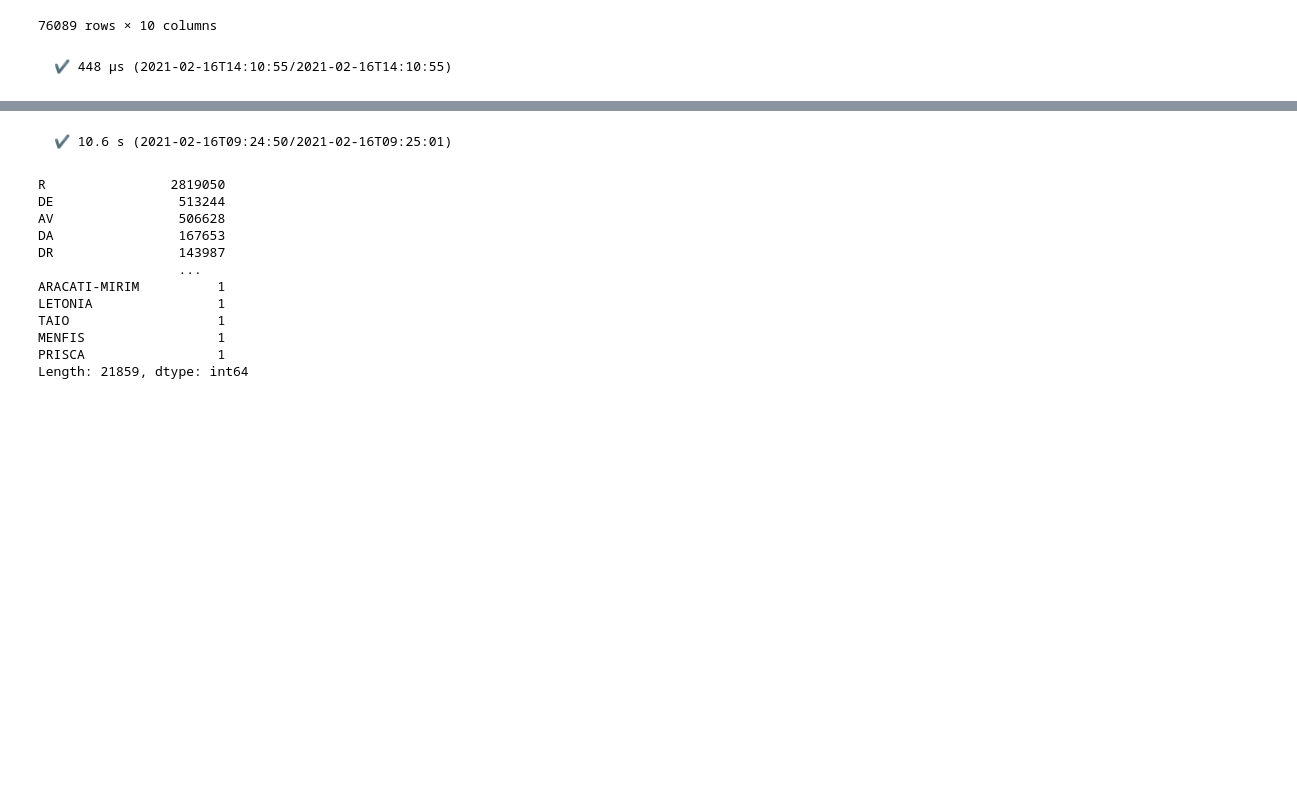
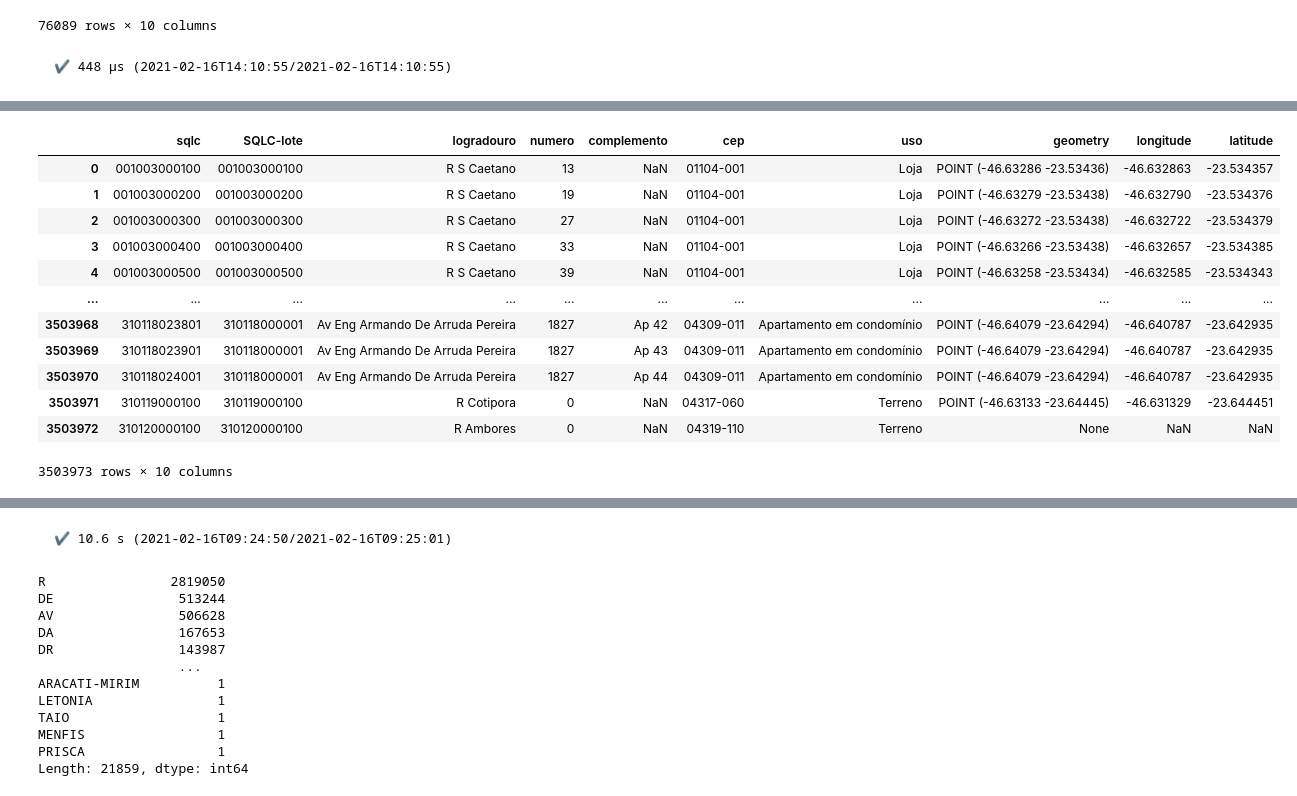
Before and after one commit to geoinfo-smdu/cadastro-fiscal, a Jupyter notebook: Gerando dados para OpenAddress.ipynb, the cells around one changed output, grey strips where cells are left out. Saved outputs shown, nothing was run; the diff lists cells and outputs as text; code cells hidden in the pictures; blank space fills up the shorter version.

```diff
--- a/Gerando dados para OpenAddress.ipynb
+++ b/Gerando dados para OpenAddress.ipynb
@@ -116,3 +116,12 @@ campos_exportacao = \
          'TIPO DE USO DO IMOVEL']
 # %% [output]
 ✔️ 448 µs (2021-02-16T14:10:55/2021-02-16T14:10:55)
+# %%
+campos_renomear = \
+        {'SQLC': 'sqlc',
+         'X': 'longitude', 'Y': 'latitude',
+         'NOME DE LOGRADOURO DO IMOVEL': 'logradouro',
+         'NUMERO DO IMOVEL': 'numero',
+         'COMPLEMENTO DO IMOVEL': 'complemento',
+         'CEP DO IMOVEL': 'cep',
+         'TIPO DE USO DO IMOVEL': 'uso'}
@@ -118,0 +130,3 @@ campos_exportacao = \
+# %%
+df_enderecos.rename(columns=campos_renomear)
+# %% [output]
@@ -119,2 +134,15 @@ campos_exportacao = \
+|  | sqlc | SQLC-lote | logradouro | numero | complemento | cep | uso | geometry | longitude | latitude |
+| 0 | 001003000100 | 001003000100 | R S Caetano | 13 | NaN | 01104-001 | Loja | POINT (-46.63286 -23.53436) | -46.632863 | -23.534357 |
+| 1 | 001003000200 | 001003000200 | R S Caetano | 19 | NaN | 01104-001 | Loja | POINT (-46.63279 -23.53438) | -46.632790 | -23.534376 |
+| 2 | 001003000300 | 001003000300 | R S Caetano | 27 | NaN | 01104-001 | Loja | POINT (-46.63272 -23.53438) | -46.632722 | -23.534379 |
+| 3 | 001003000400 | 001003000400 | R S Caetano | 33 | NaN | 01104-001 | Loja | POINT (-46.63266 -23.53438) | -46.632657 | -23.534385 |
+| 4 | 001003000500 | 001003000500 | R S Caetano | 39 | NaN | 01104-001 | Loja | POINT (-46.63258 -23.53434) | -46.632585 | -23.534343 |
+| ... | ... | ... | ... | ... | ... | ... | ... | ... | ... | ... |
+| 3503968 | 310118023801 | 310118000001 | Av Eng Armando De Arruda Pereira | 1827 | Ap 42 | 04309-011 | Apartamento em condomínio | POINT (-46.64079 -23.64294) | -46.640787 | -23.642935 |
+| 3503969 | 310118023901 | 310118000001 | Av Eng Armando De Arruda Pereira | 1827 | Ap 43 | 04309-011 | Apartamento em condomínio | POINT (-46.64079 -23.64294) | -46.640787 | -23.642935 |
+| 3503970 | 310118024001 | 310118000001 | Av Eng Armando De Arruda Pereira | 1827 | Ap 44 | 04309-011 | Apartamento em condomínio | POINT (-46.64079 -23.64294) | -46.640787 | -23.642935 |
+| 3503971 | 310119000100 | 310119000100 | R Cotipora | 0 | NaN | 04317-060 | Terreno | POINT (-46.63133 -23.64445) | -46.631329 | -23.644451 |
+| 3503972 | 310120000100 | 310120000100 | R Ambores | 0 | NaN | 04319-110 | Terreno | None | NaN | NaN |
+3503973 rows × 10 columns
 # %%
 df_enderecos.loc[df_enderecos.X.notna(), campos_exportacao] \
```
Also changed, not shown: parts of 4 cells of this notebook, 1 other file.
